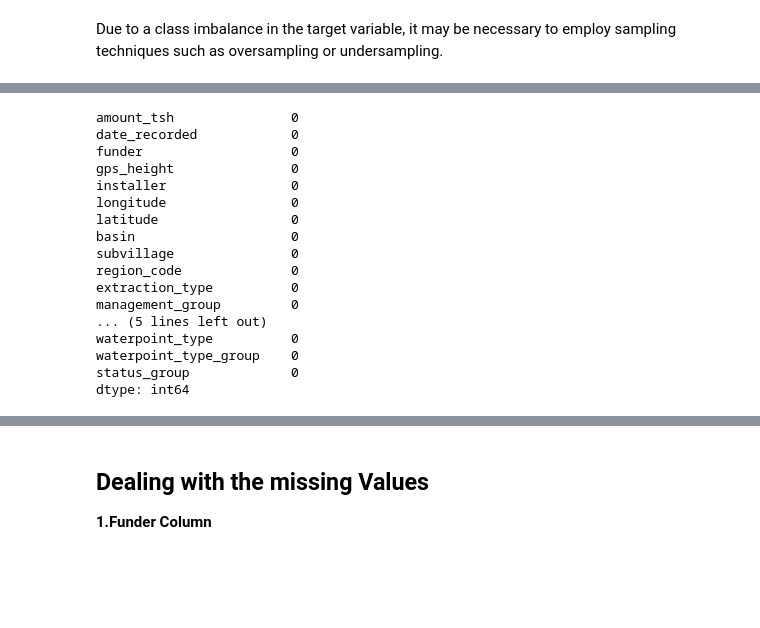
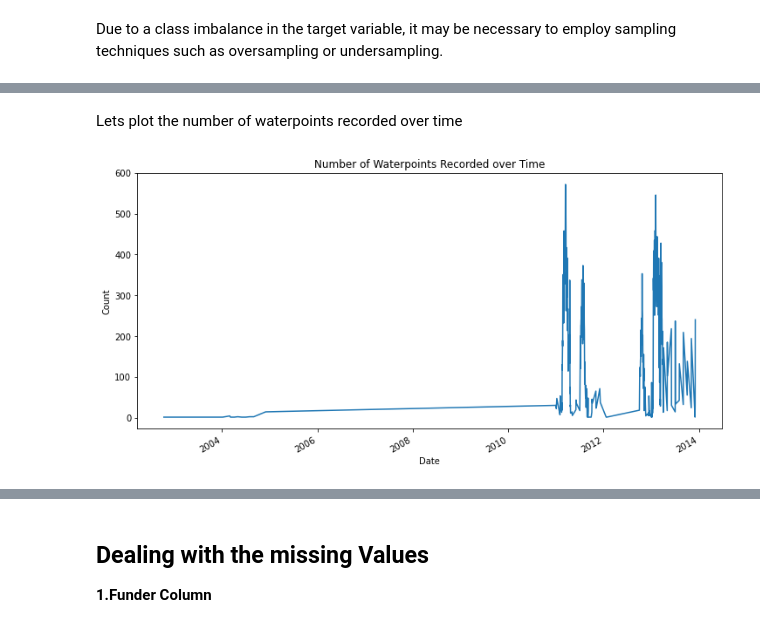
Before and after one commit to WinnieKabuya/dsc-phase-3-project-v2-3, a Jupyter notebook: student.ipynb, the cells around one changed output, grey strips where cells are left out. Drawn from its saved outputs; the diff is of its cells as text; code cells hidden in the pictures; blank space fills up the shorter version.

```diff
--- a/student.ipynb
+++ b/student.ipynb
@@ -827,22 +794,0 @@ plt.show()
-# %%
-# to get the count of missing values in each column of the train_df .
-# to identify which columns have missing data
-training_df.apply(lambda x: sum(x.isnull()))
-# %% [output]
-amount_tsh               0
-date_recorded            0
-funder                   0
-gps_height               0
-installer                0
-longitude                0
-latitude                 0
-basin                    0
-subvillage               0
-region_code              0
-extraction_type          0
-management_group         0
-... (5 lines left out)
-waterpoint_type          0
-waterpoint_type_group    0
-status_group             0
-dtype: int64
@@ -848,0 +797,18 @@ dtype: int64
+# %% [markdown]
+Lets plot the number of waterpoints recorded over time
+# %%
+import matplotlib.pyplot as plt
+import seaborn as sns
+
+# Group the data by date and count the number of records for each date
+waterpoints_count = training_df.groupby('date_recorded').size()
+
+# Plot the number of waterpoints recorded over time
+plt.figure(figsize=(12, 6))
+waterpoints_count.plot()
+plt.title('Number of Waterpoints Recorded over Time')
+plt.xlabel('Date')
+plt.ylabel('Count')
+plt.show()
+# %% [output]
+[figure, added]
```
Also changed, not shown: parts of 40 cells of this notebook.
